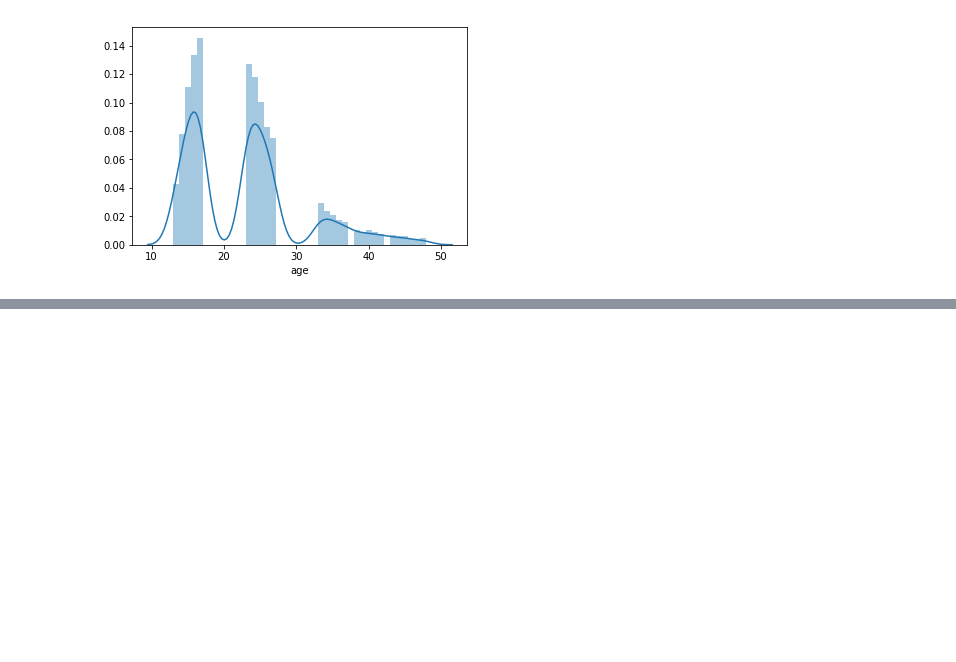
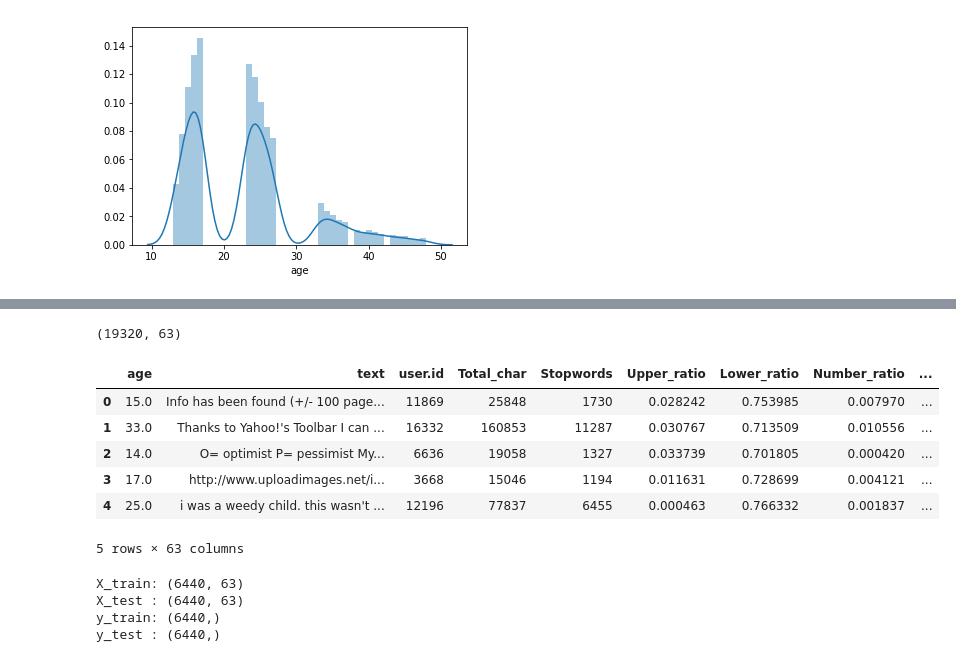
Before and after one commit to momorr317/Blogosphere_text_analytics, a Jupyter notebook: Jing/ntlk.ipynb, the cells around one changed output, grey strips where cells are left out. Drawn from its saved outputs; the diff is of its cells as text; code cells hidden in the pictures; blank space fills up the shorter version.

```diff
--- a/Jing/ntlk.ipynb
+++ b/Jing/ntlk.ipynb
@@ -357,0 +136,13 @@ pred_df.to_csv('sub929.csv',index=False)
+# %%
+data_dummies = pd.get_dummies(data,columns=['gender','topic','sign'])
+print(data_dummies.shape)
+data_dummies.head()
+# %% [output]
+(19320, 63)
+|  | age | text | user.id | Total_char | Stopwords | Upper_ratio | Lower_ratio | Number_ratio | ... |
+| 0 | 15.0 | Info has been found (+/- 100 page... | 11869 | 25848 | 1730 | 0.028242 | 0.753985 | 0.007970 | ... |
+| 1 | 33.0 | Thanks to Yahoo!'s Toolbar I can ... | 16332 | 160853 | 11287 | 0.030767 | 0.713509 | 0.010556 | ... |
+| 2 | 14.0 | O= optimist P= pessimist My... | 6636 | 19058 | 1327 | 0.033739 | 0.701805 | 0.000420 | ... |
+| 3 | 17.0 | http://www.uploadimages.net/i... | 3668 | 15046 | 1194 | 0.011631 | 0.728699 | 0.004121 | ... |
+| 4 | 25.0 | i was a weedy child. this wasn't ... | 12196 | 77837 | 6455 | 0.000463 | 0.766332 | 0.001837 | ... |
+5 rows × 63 columns
@@ -357,0 +151,15 @@ pred_df.to_csv('sub929.csv',index=False)
+# %%
+ntrain = train_groupby.shape[0]
+data_train = data_dummies[:ntrain]
+
+X_train, X_test, y_train, y_test = \
+        train_test_split(data_train, data_train['age'], test_size = 0.5, random_state = 22)
+print("X_train: " + str(X_train.shape))
+print("X_test : " + str(X_test.shape))
+print("y_train: " + str(y_train.shape))
+print("y_test : " + str(y_test.shape))
+# %% [output]
+X_train: (6440, 63)
+X_test : (6440, 63)
+y_train: (6440,)
+y_test : (6440,)
```
Also changed, not shown: parts of 78 cells of this notebook, 1 other file.
